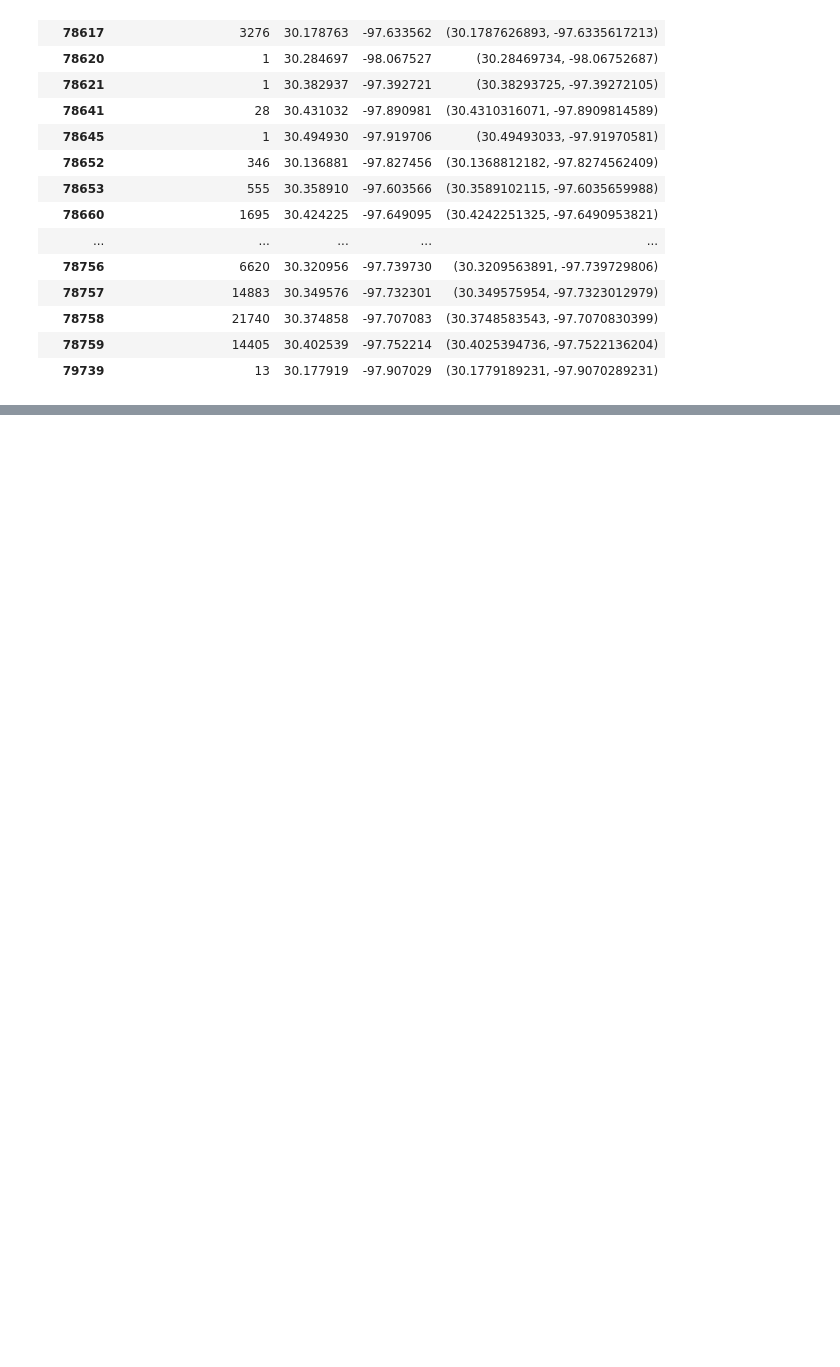
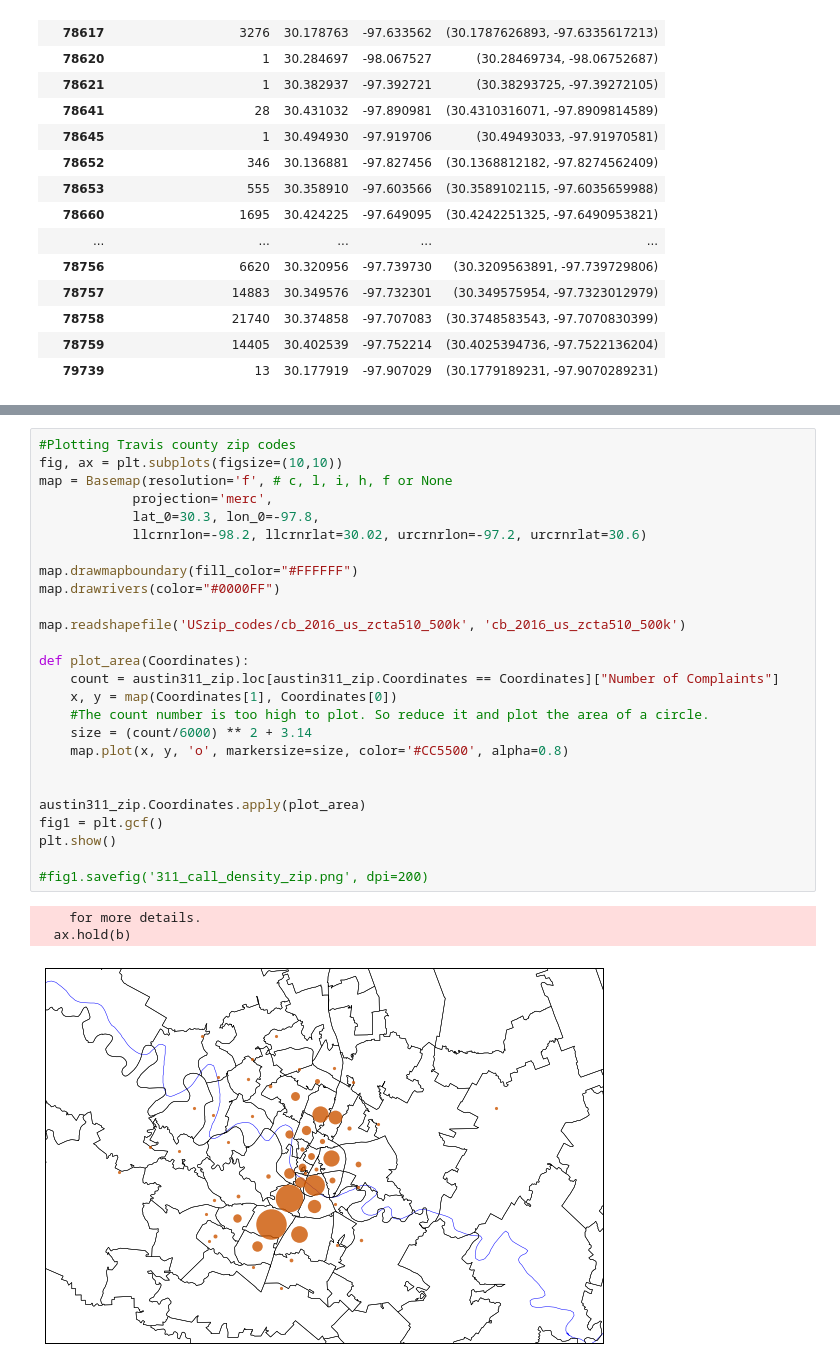
Before and after one commit to mraigosa/Austin_311_analysis, a Jupyter notebook: Complaint_lat_lon.ipynb, the cells around one changed output, grey strips where cells are left out. Drawn from its saved outputs; the diff is of its cells as text; blank space fills up the shorter version.

```diff
--- a/Complaint_lat_lon.ipynb
+++ b/Complaint_lat_lon.ipynb
@@ -271,0 +293,30 @@ fig1.savefig('311_call_density', dpi=200)
+# %%
+#Plotting Travis county zip codes
+fig, ax = plt.subplots(figsize=(10,10))
+map = Basemap(resolution='f', # c, l, i, h, f or None
+            projection='merc',
+            lat_0=30.3, lon_0=-97.8,
+            llcrnrlon=-98.2, llcrnrlat=30.02, urcrnrlon=-97.2, urcrnrlat=30.6)
+
+map.drawmapboundary(fill_color="#FFFFFF")
+map.drawrivers(color="#0000FF")
+
+map.readshapefile('USzip_codes/cb_2016_us_zcta510_500k', 'cb_2016_us_zcta510_500k')
+
+def plot_area(Coordinates):
+    count = austin311_zip.loc[austin311_zip.Coordinates == Coordinates]["Number of Complaints"]
+    x, y = map(Coordinates[1], Coordinates[0])
+    #The count number is too high to plot. So reduce it and plot the area of a circle.
+    size = (count/6000) ** 2 + 3.14
+    map.plot(x, y, 'o', markersize=size, color='#CC5500', alpha=0.8)
+
+
+austin311_zip.Coordinates.apply(plot_area)
+fig1 = plt.gcf()
+plt.show()
+
+#fig1.savefig('311_call_density_zip.png', dpi=200)
+# %% [output]
+    for more details.
+  ax.hold(b)
+[figure, added]
```
Also changed, not shown: parts of 8 cells of this notebook, 15 other files.
